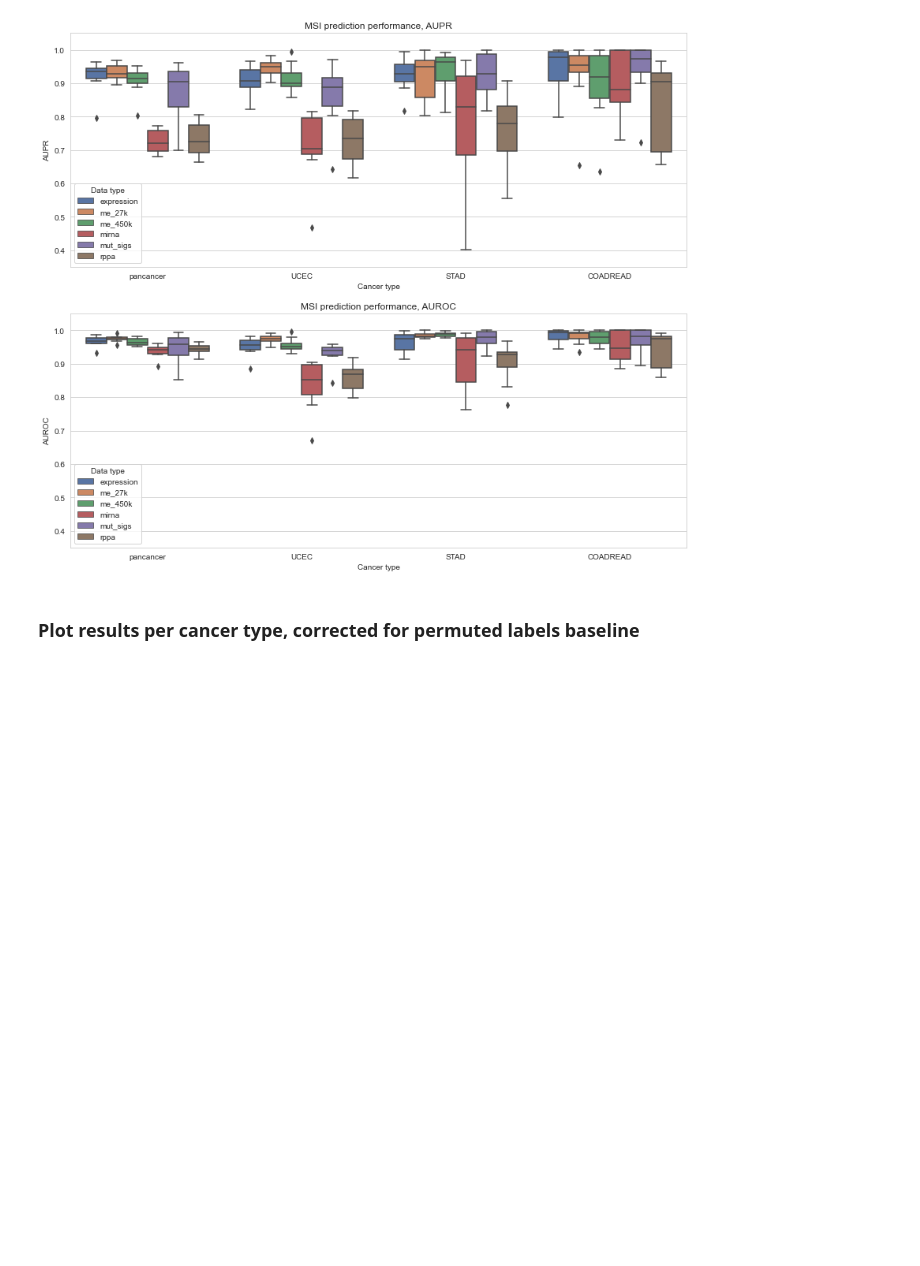
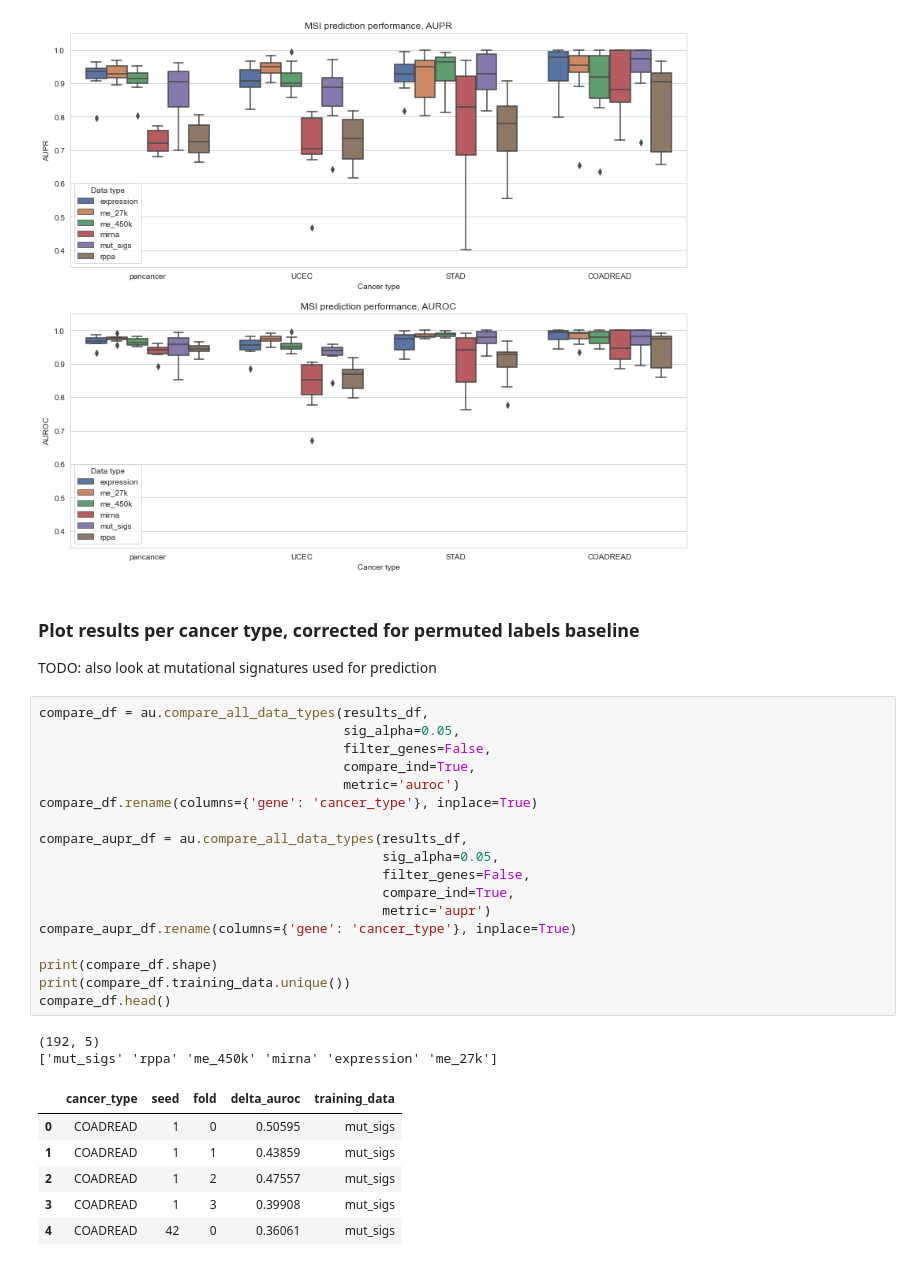
Before and after one commit to greenelab/mpmp, a Jupyter notebook: 04_predict_controls/plot_msi_results.ipynb, the cells around one changed output. Saved outputs shown, nothing was run; the diff lists cells and outputs as text; blank space fills up the shorter version.

```diff
--- a/04_predict_controls/plot_msi_results.ipynb
+++ b/04_predict_controls/plot_msi_results.ipynb
@@ -66,3 +66,32 @@ axarr[1].legend(title='Data type')
 [figure]
 # %% [markdown]
 ### Plot results per cancer type, corrected for permuted labels baseline
+
+TODO: also look at mutational signatures used for prediction
+# %%
+compare_df = au.compare_all_data_types(results_df,
+                                       sig_alpha=0.05,
+                                       filter_genes=False,
+                                       compare_ind=True,
+                                       metric='auroc')
+compare_df.rename(columns={'gene': 'cancer_type'}, inplace=True)
+
+compare_aupr_df = au.compare_all_data_types(results_df,
+                                            sig_alpha=0.05,
+                                            filter_genes=False,
+                                            compare_ind=True,
+                                            metric='aupr')
+compare_aupr_df.rename(columns={'gene': 'cancer_type'}, inplace=True)
+
+print(compare_df.shape)
+print(compare_df.training_data.unique())
+compare_df.head()
+# %% [output]
+(192, 5)
+['mut_sigs' 'rppa' 'me_450k' 'mirna' 'expression' 'me_27k']
+|  | cancer_type | seed | fold | delta_auroc | training_data |
+| 0 | COADREAD | 1 | 0 | 0.50595 | mut_sigs |
+| 1 | COADREAD | 1 | 1 | 0.43859 | mut_sigs |
+| 2 | COADREAD | 1 | 2 | 0.47557 | mut_sigs |
+| 3 | COADREAD | 1 | 3 | 0.39908 | mut_sigs |
+| 4 | COADREAD | 42 | 0 | 0.36061 | mut_sigs |
```
Also changed, not shown: parts of 1 cell of this notebook.
